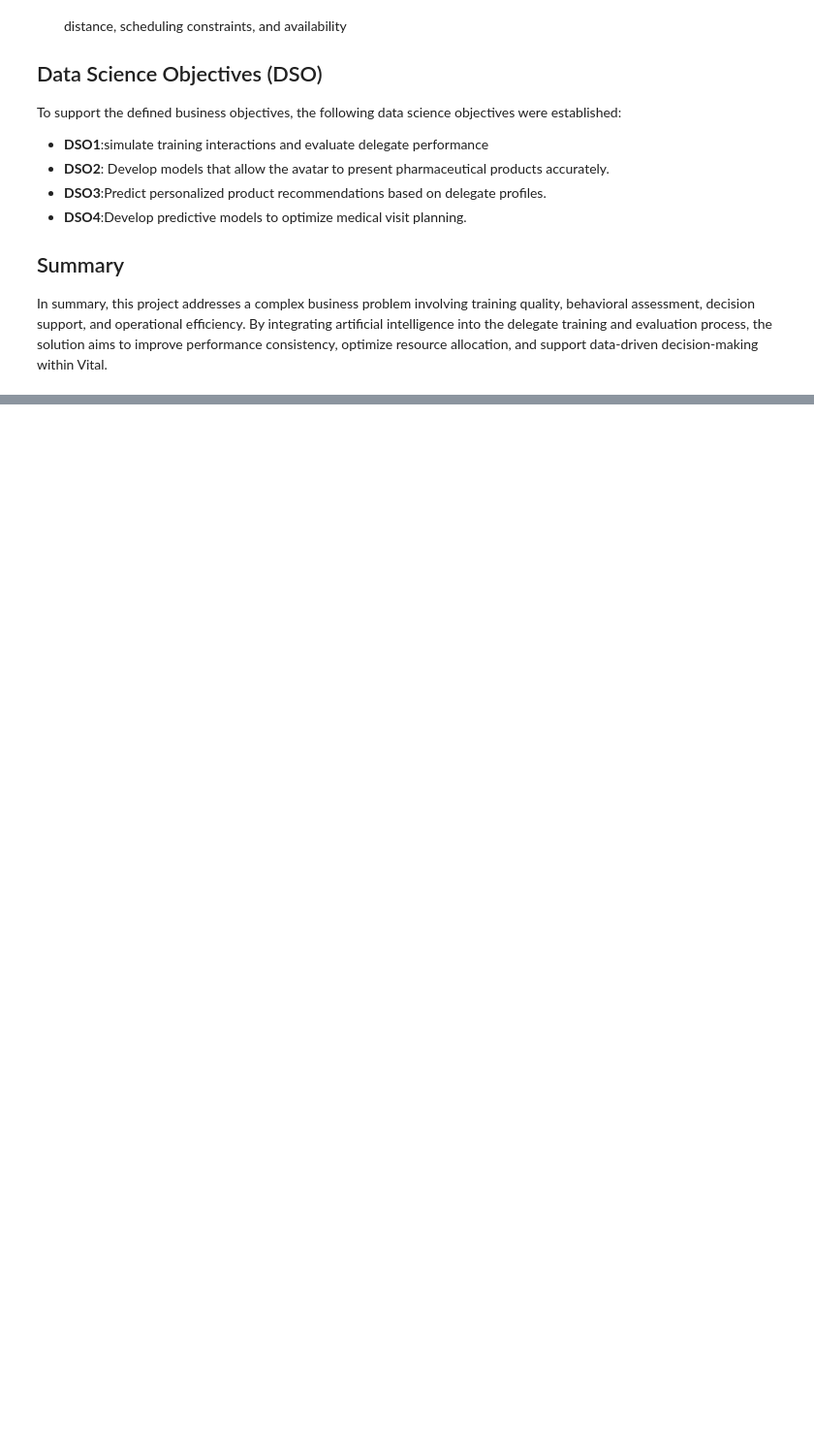
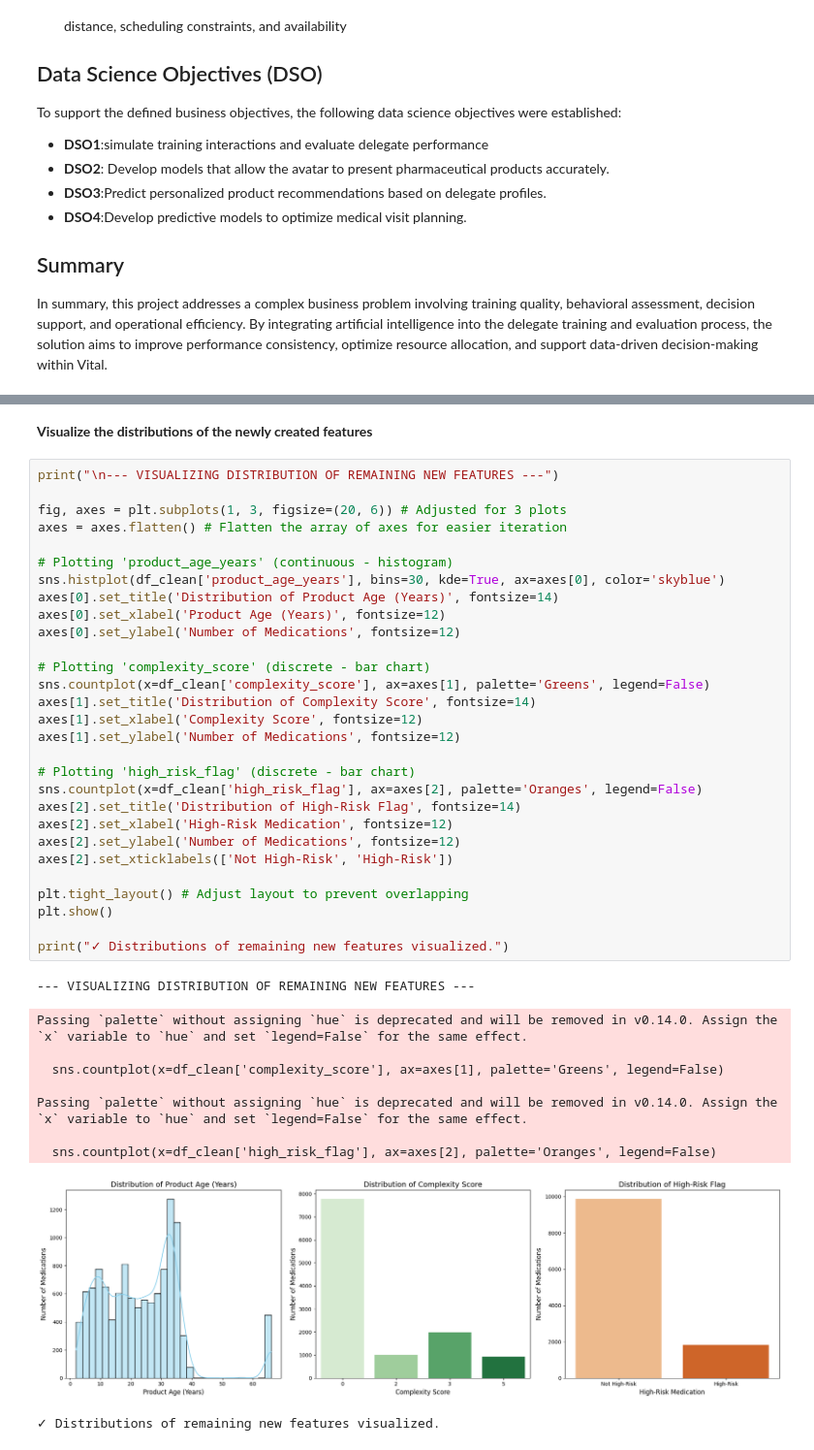
Before and after one commit to Amzilynn/PIDS-Cowin, a Jupyter notebook: PI_main.ipynb, the cells around one changed output, grey strips where cells are left out. Shown at 97% size. Drawn from its saved outputs; the diff is of its cells as text; blank space fills up the shorter version.

```diff
--- a/PI_main.ipynb
+++ b/PI_main.ipynb
@@ -52,0 +690,42 @@ In summary, this project addresses a complex business problem involving training
+# %% [markdown]
+**Visualize the distributions of the newly created features**
+# %%
+print("\n--- VISUALIZING DISTRIBUTION OF REMAINING NEW FEATURES ---")
+
+fig, axes = plt.subplots(1, 3, figsize=(20, 6)) # Adjusted for 3 plots
+axes = axes.flatten() # Flatten the array of axes for easier iteration
+
+# Plotting 'product_age_years' (continuous - histogram)
+sns.histplot(df_clean['product_age_years'], bins=30, kde=True, ax=axes[0], color='skyblue')
+axes[0].set_title('Distribution of Product Age (Years)', fontsize=14)
+axes[0].set_xlabel('Product Age (Years)', fontsize=12)
+axes[0].set_ylabel('Number of Medications', fontsize=12)
+
+# Plotting 'complexity_score' (discrete - bar chart)
+sns.countplot(x=df_clean['complexity_score'], ax=axes[1], palette='Greens', legend=False)
+axes[1].set_title('Distribution of Complexity Score', fontsize=14)
+axes[1].set_xlabel('Complexity Score', fontsize=12)
+axes[1].set_ylabel('Number of Medications', fontsize=12)
+
+# Plotting 'high_risk_flag' (discrete - bar chart)
+sns.countplot(x=df_clean['high_risk_flag'], ax=axes[2], palette='Oranges', legend=False)
+axes[2].set_title('Distribution of High-Risk Flag', fontsize=14)
+axes[2].set_xlabel('High-Risk Medication', fontsize=12)
+axes[2].set_ylabel('Number of Medications', fontsize=12)
+axes[2].set_xticklabels(['Not High-Risk', 'High-Risk'])
+
+plt.tight_layout() # Adjust layout to prevent overlapping
+plt.show()
+
+print("✓ Distributions of remaining new features visualized.")
+# %% [output]
+--- VISUALIZING DISTRIBUTION OF REMAINING NEW FEATURES ---
+Passing `palette` without assigning `hue` is deprecated and will be removed in v0.14.0. Assign the `x` variable to `hue` and set `legend=False` for the same effect.
+
+  sns.countplot(x=df_clean['complexity_score'], ax=axes[1], palette='Greens', legend=False)
+
+Passing `palette` without assigning `hue` is deprecated and will be removed in v0.14.0. Assign the `x` variable to `hue` and set `legend=False` for the same effect.
+
+  sns.countplot(x=df_clean['high_risk_flag'], ax=axes[2], palette='Oranges', legend=False)
+[figure, added]
+✓ Distributions of remaining new features visualized.
```
Also changed, not shown: parts of 46 cells of this notebook.
